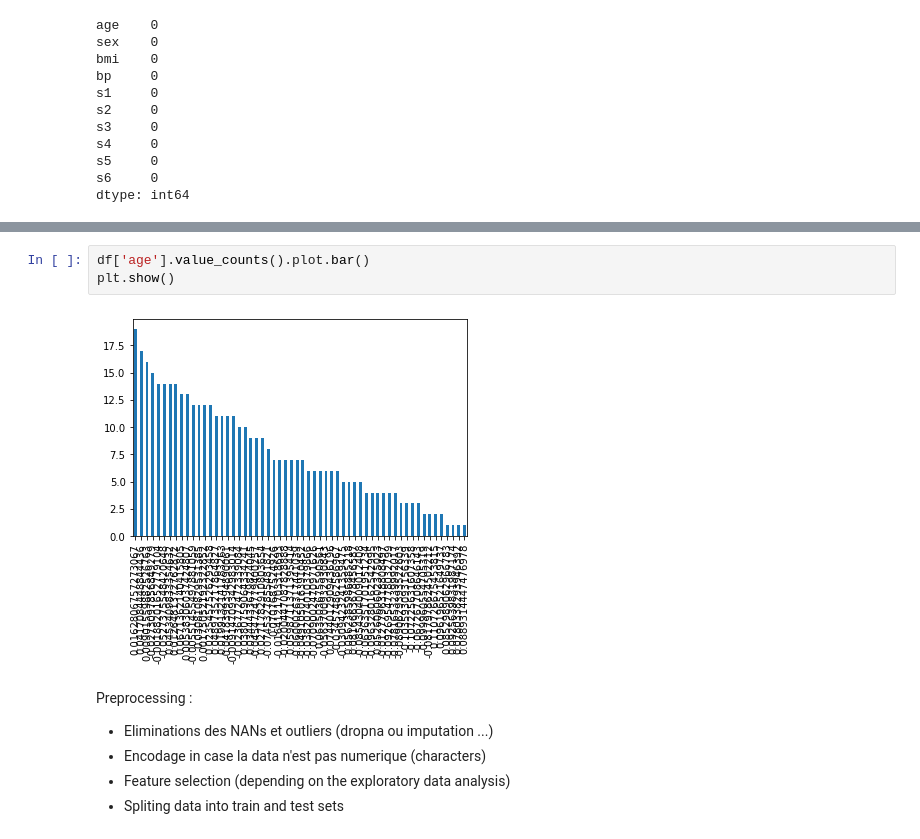
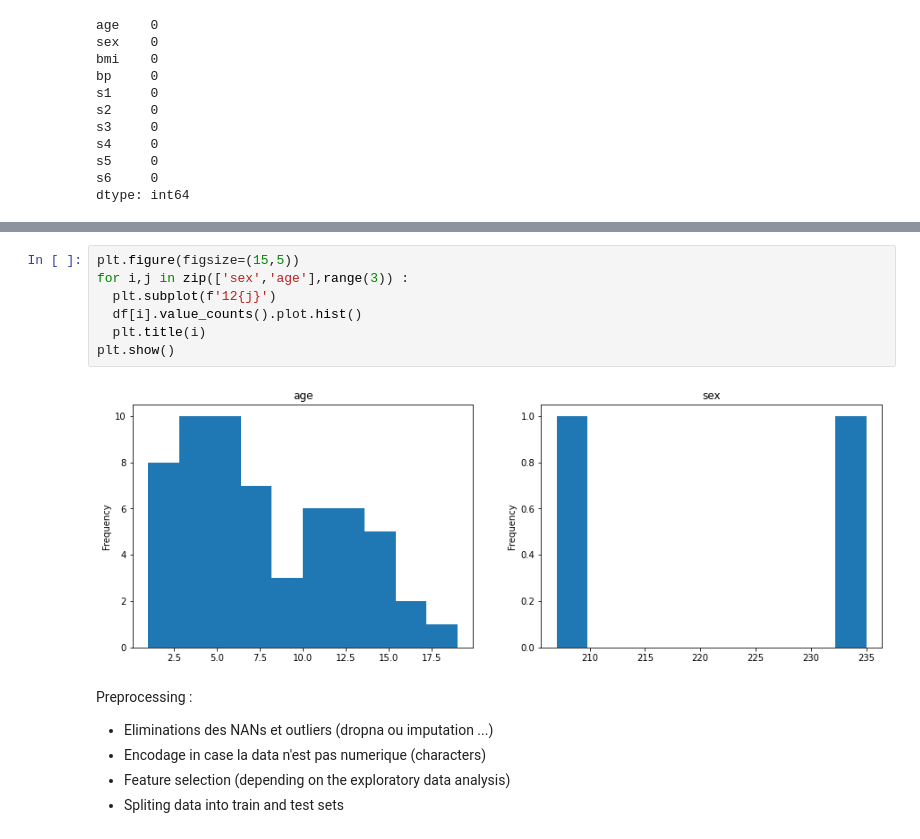
Before and after one commit to MohamedNennouche/Computer-Vision-with-Python, a Jupyter notebook: Seance 3/Prediction_du_taux_de_Diabete.ipynb, the cells around one changed output, grey strips where cells are left out. Cells and saved outputs as stored; diff of their text form.

```diff
--- a/Seance 3/Prediction_du_taux_de_Diabete.ipynb
+++ b/Seance 3/Prediction_du_taux_de_Diabete.ipynb
@@ -76,8 +69,12 @@ for i in diabetes['feature_names'] :
-# %%
-df['age'].value_counts().plot.bar()
-plt.show()
-# %% [output]
-[figure, removed]
+# %%
+plt.figure(figsize=(15,5))
+for i,j in zip(['sex','age'],range(3)) :
+  plt.subplot(f'12{j}')
+  df[i].value_counts().plot.hist()
+  plt.title(i)
+plt.show()
+# %% [output]
+[figure, added]
 # %% [markdown]
 Preprocessing :
 - Eliminations des NANs et outliers (dropna ou imputation ...)
```
Also changed, not shown: parts of 1 cell of this notebook.
